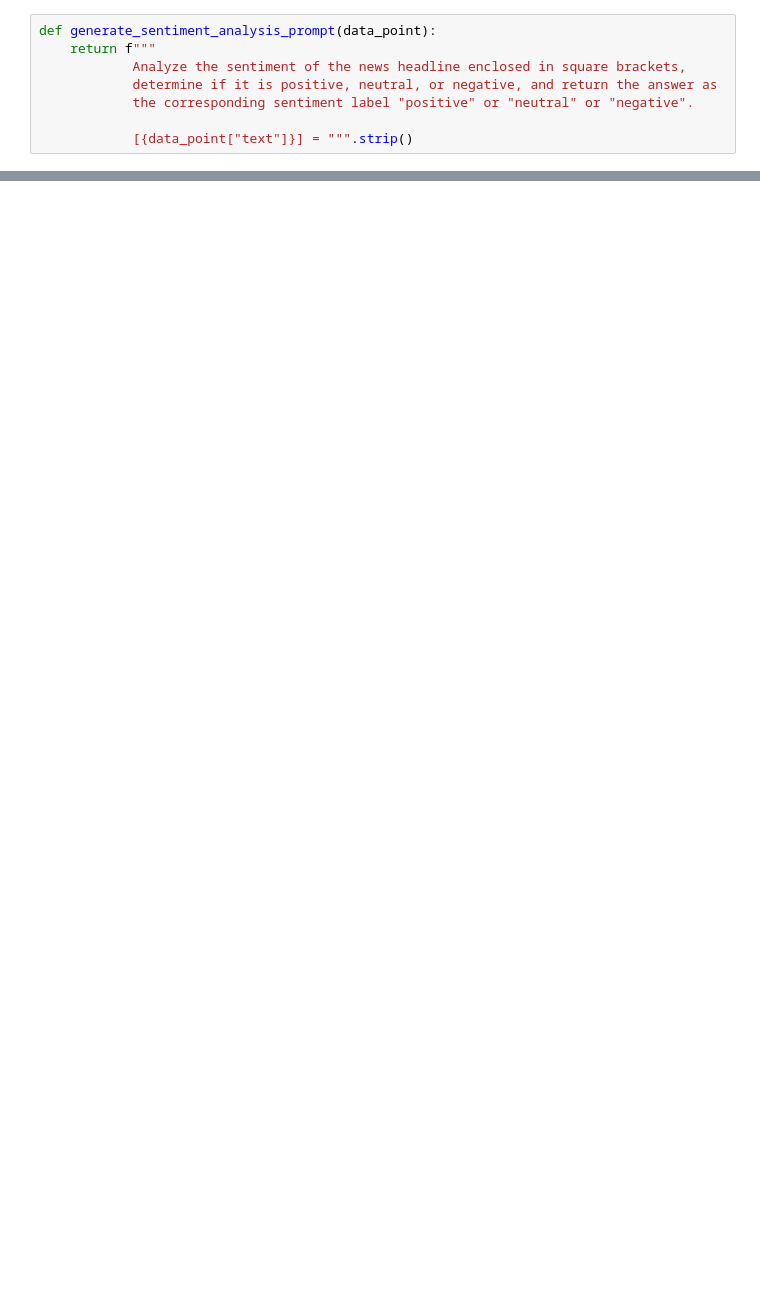
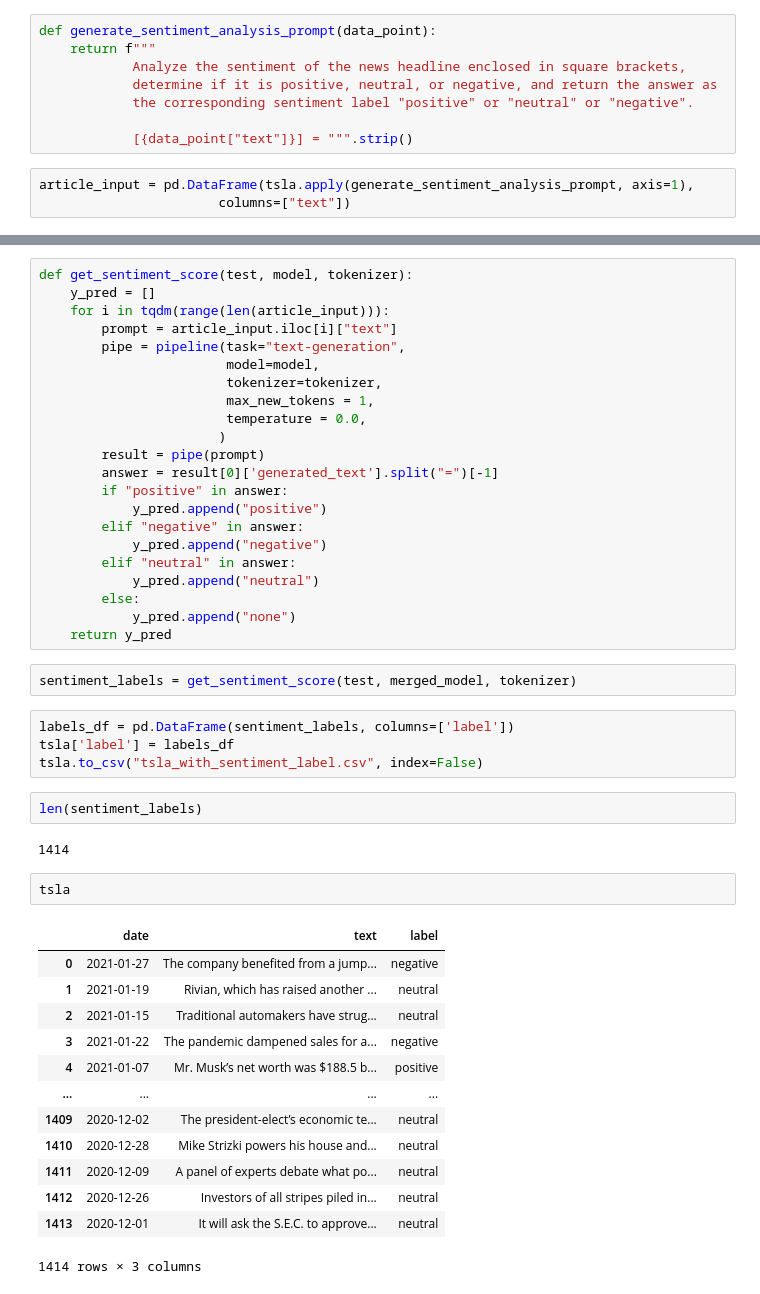
Before and after one commit to Journee-Kim/llama2_sentiment_analysis_stock_price_prediction, a Jupyter notebook: fine-tune-llama2-7b-with-peft-method.ipynb, the cells around one changed output, grey strips where cells are left out. Saved outputs shown, nothing was run; the diff lists cells and outputs as text; blank space fills up the shorter version.

```diff
--- a/fine-tune-llama2-7b-with-peft-method.ipynb
+++ b/fine-tune-llama2-7b-with-peft-method.ipynb
@@ -497,3 +651,6 @@ def generate_sentiment_analysis_prompt(data_point):
             the corresponding sentiment label "positive" or "neutral" or "negative".
 
             [{data_point["text"]}] = """.strip()
+# %%
+article_input = pd.DataFrame(tsla.apply(generate_sentiment_analysis_prompt, axis=1),
+                       columns=["text"])
@@ -499,0 +673,48 @@ def generate_sentiment_analysis_prompt(data_point):
+# %%
+def get_sentiment_score(test, model, tokenizer):
+    y_pred = []
+    for i in tqdm(range(len(article_input))):
+        prompt = article_input.iloc[i]["text"]
+        pipe = pipeline(task="text-generation",
+                        model=model,
+                        tokenizer=tokenizer,
+                        max_new_tokens = 1,
+                        temperature = 0.0,
+                       )
+        result = pipe(prompt)
+        answer = result[0]['generated_text'].split("=")[-1]
+        if "positive" in answer:
+            y_pred.append("positive")
+        elif "negative" in answer:
+            y_pred.append("negative")
+        elif "neutral" in answer:
+            y_pred.append("neutral")
+        else:
+            y_pred.append("none")
+    return y_pred
+# %%
+sentiment_labels = get_sentiment_score(test, merged_model, tokenizer)
+# %%
+labels_df = pd.DataFrame(sentiment_labels, columns=['label'])
+tsla['label'] = labels_df
+tsla.to_csv("tsla_with_sentiment_label.csv", index=False)
+# %%
+len(sentiment_labels)
+# %% [output]
+1414
+# %%
+tsla
+# %% [output]
+|  | date | text | label |
+| 0 | 2021-01-27 | The company benefited from a jump... | negative |
+| 1 | 2021-01-19 | Rivian, which has raised another ... | neutral |
+| 2 | 2021-01-15 | Traditional automakers have strug... | neutral |
+| 3 | 2021-01-22 | The pandemic dampened sales for a... | negative |
+| 4 | 2021-01-07 | Mr. Musk’s net worth was $188.5 b... | positive |
+| ... | ... | ... | ... |
+| 1409 | 2020-12-02 | The president-elect’s economic te... | neutral |
+| 1410 | 2020-12-28 | Mike Strizki powers his house and... | neutral |
+| 1411 | 2020-12-09 | A panel of experts debate what po... | neutral |
+| 1412 | 2020-12-26 | Investors of all stripes piled in... | neutral |
+| 1413 | 2020-12-01 | It will ask the S.E.C. to approve... | neutral |
+1414 rows × 3 columns
```
Also changed, not shown: parts of 23 cells of this notebook.
